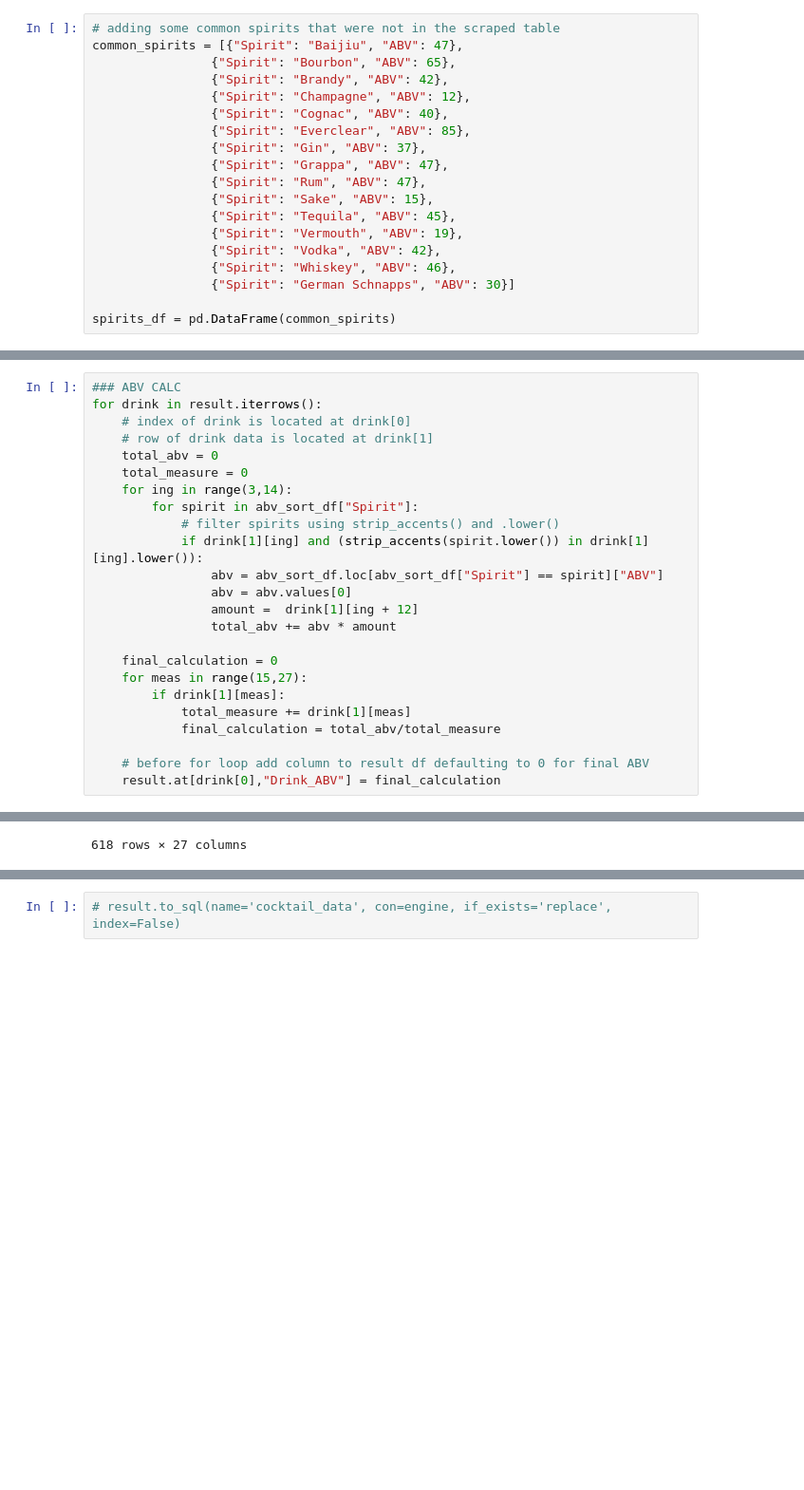
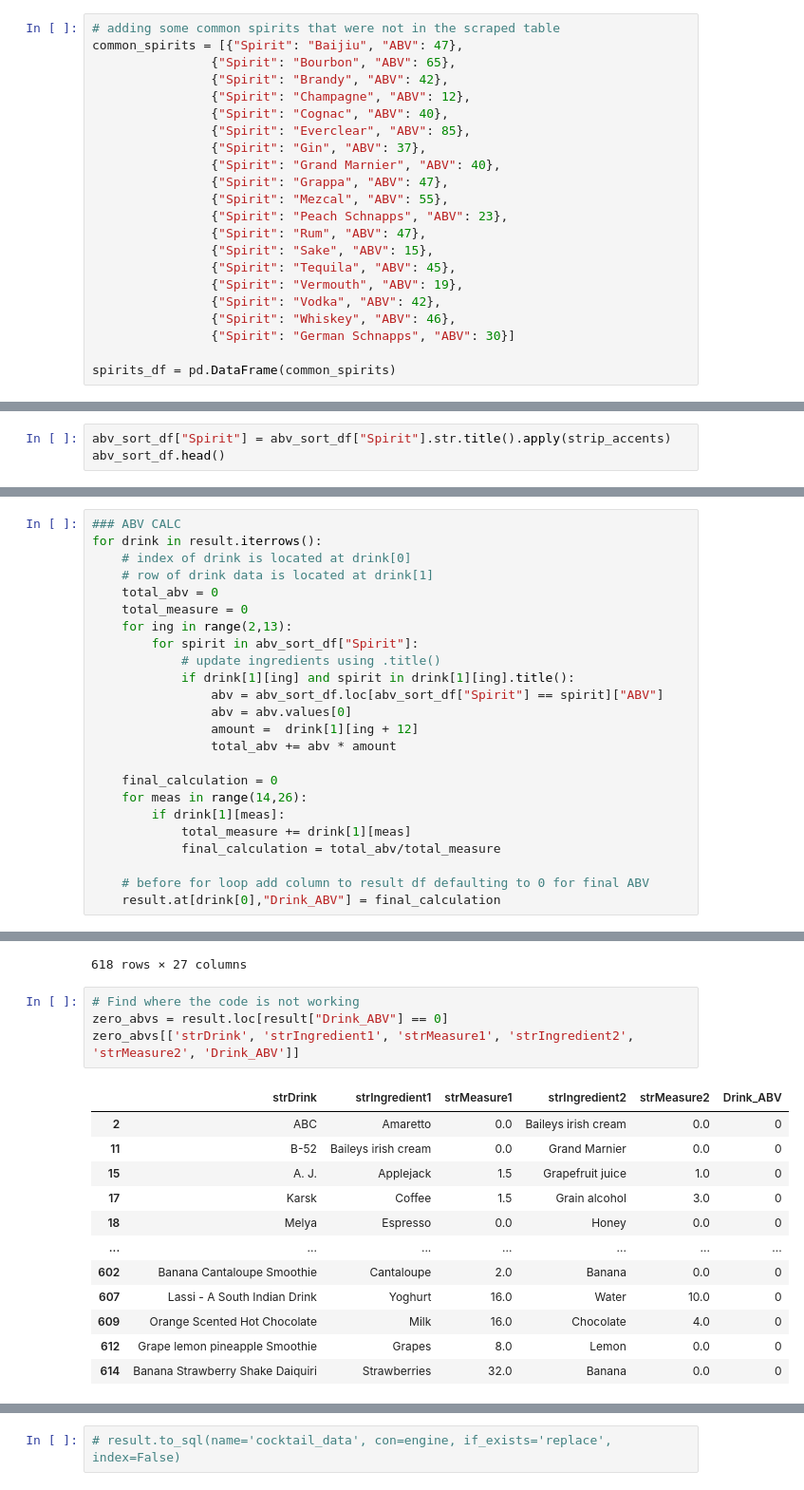
Before and after one commit to rclassit/Project-2, a Jupyter notebook: Data Cleaning.ipynb, the cells around one changed output, grey strips where cells are left out. Shown at 95% size. Drawn from its saved outputs; the diff is of its cells as text; blank space fills up the shorter version.

Commit message:
only 145 out of 618 drinks don't have abvs - improvement!

```diff
--- a/Data Cleaning.ipynb
+++ b/Data Cleaning.ipynb
@@ -220,7 +221,10 @@ common_spirits = [{"Spirit": "Baijiu", "ABV": 47},
                 {"Spirit": "Cognac", "ABV": 40},
                 {"Spirit": "Everclear", "ABV": 85},
                 {"Spirit": "Gin", "ABV": 37},
+                {"Spirit": "Grand Marnier", "ABV": 40},
                 {"Spirit": "Grappa", "ABV": 47},
+                {"Spirit": "Mezcal", "ABV": 55},
+                {"Spirit": "Peach Schnapps", "ABV": 23},
                 {"Spirit": "Rum", "ABV": 47},
                 {"Spirit": "Sake", "ABV": 15},
                 {"Spirit": "Tequila", "ABV": 45},
@@ -274,0 +272,3 @@ def strip_accents(text):
+# %%
+abv_sort_df["Spirit"] = abv_sort_df["Spirit"].str.title().apply(strip_accents)
+abv_sort_df.head()
@@ -297,17 +307,17 @@ for drink in result.iterrows():
     # row of drink data is located at drink[1]
     total_abv = 0
     total_measure = 0
-    for ing in range(3,14):
+    for ing in range(2,13):
         for spirit in abv_sort_df["Spirit"]:
-            # filter spirits using strip_accents() and .lower()
-            if drink[1][ing] and (strip_accents(spirit.lower()) in drink[1][ing].lower()):
+            # update ingredients using .title()
+            if drink[1][ing] and spirit in drink[1][ing].title():
                 abv = abv_sort_df.loc[abv_sort_df["Spirit"] == spirit]["ABV"]
                 abv = abv.values[0]
                 amount =  drink[1][ing + 12]
                 total_abv += abv * amount
 
     final_calculation = 0
-    for meas in range(15,27):
+    for meas in range(14,26):
         if drink[1][meas]:
             total_measure += drink[1][meas]
             final_calculation = total_abv/total_measure
@@ -330,3 +340,20 @@ result
 | 616 | 14029 | 57 Chevy with a White License Plate | Creme de Cacao | Vodka | None | None | None | ... |
 | 617 | 17246 | Empellón Cocina's Fat-Washed Mezcal | Mezcal | Chocolate liqueur | Coffee liqueur | None | None | ... |
 618 rows × 27 columns
+# %%
+# Find where the code is not working
+zero_abvs = result.loc[result["Drink_ABV"] == 0]
+zero_abvs[['strDrink', 'strIngredient1', 'strMeasure1', 'strIngredient2', 'strMeasure2', 'Drink_ABV']]
+# %% [output]
+|  | strDrink | strIngredient1 | strMeasure1 | strIngredient2 | strMeasure2 | Drink_ABV |
+| 2 | ABC | Amaretto | 0.0 | Baileys irish cream | 0.0 | 0 |
+| 11 | B-52 | Baileys irish cream | 0.0 | Grand Marnier | 0.0 | 0 |
+| 15 | A. J. | Applejack | 1.5 | Grapefruit juice | 1.0 | 0 |
+| 17 | Karsk | Coffee | 1.5 | Grain alcohol | 3.0 | 0 |
+| 18 | Melya | Espresso | 0.0 | Honey | 0.0 | 0 |
+| ... | ... | ... | ... | ... | ... | ... |
+| 602 | Banana Cantaloupe Smoothie | Cantaloupe | 2.0 | Banana | 0.0 | 0 |
+| 607 | Lassi - A South Indian Drink | Yoghurt | 16.0 | Water | 10.0 | 0 |
+| 609 | Orange Scented Hot Chocolate | Milk | 16.0 | Chocolate | 4.0 | 0 |
+| 612 | Grape lemon pineapple Smoothie | Grapes | 8.0 | Lemon | 0.0 | 0 |
+| 614 | Banana Strawberry Shake Daiquiri | Strawberries | 32.0 | Banana | 0.0 | 0 |
```
Also changed, not shown: parts of 8 cells of this notebook, 2 other files.
